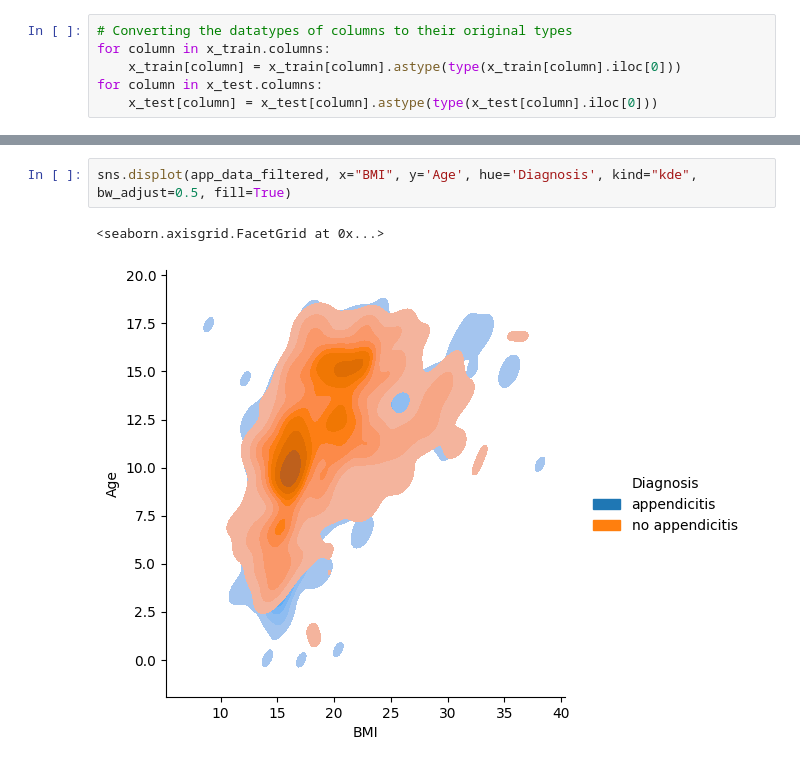
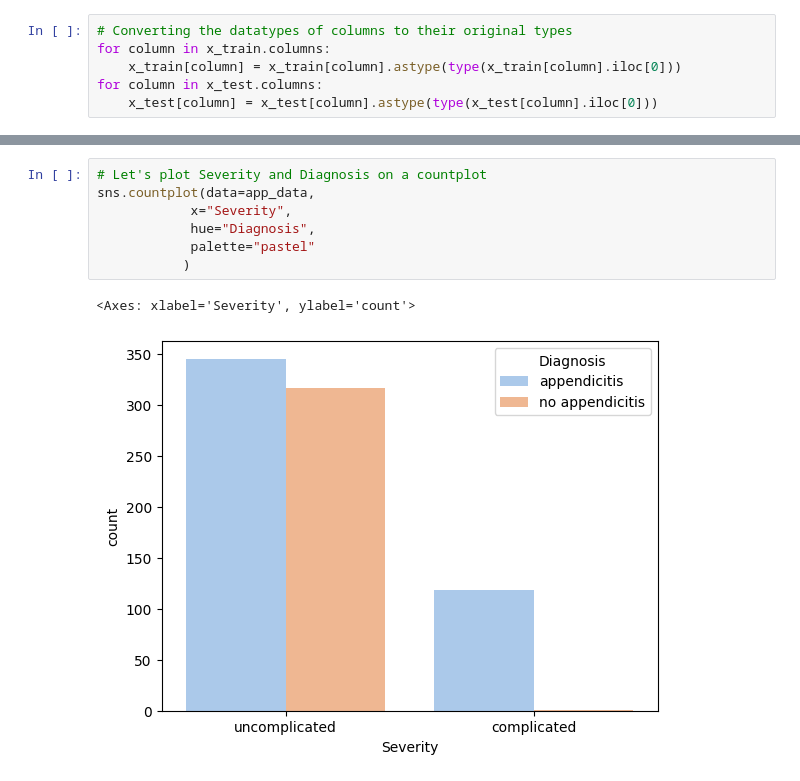
Before and after one commit to keshav-chauhan/assessmentprog2, a Jupyter notebook: assessment2.ipynb, the cells around one changed output, grey strips where cells are left out. Drawn from its saved outputs; the diff is of its cells as text.

```diff
--- a/assessment2.ipynb
+++ b/assessment2.ipynb
@@ -397,6 +468,11 @@ sns.catplot(data=app_data_filtered, x="Sex", y="Age", hue="Diagnosis", kind="vio
 # %%
-sns.displot(app_data_filtered, x="BMI", y='Age', hue='Diagnosis', kind="kde", bw_adjust=0.5, fill=True)
+# Let's plot Severity and Diagnosis on a countplot
+sns.countplot(data=app_data,
+            x="Severity",
+            hue="Diagnosis",
+            palette="pastel"
+           )
 # %% [output]
-<seaborn.axisgrid.FacetGrid at 0x...>
+<Axes: xlabel='Severity', ylabel='count'>
-[figure, old version]
+[figure, new version]
 # %%
```
Also changed, not shown: parts of 28 cells of this notebook.
